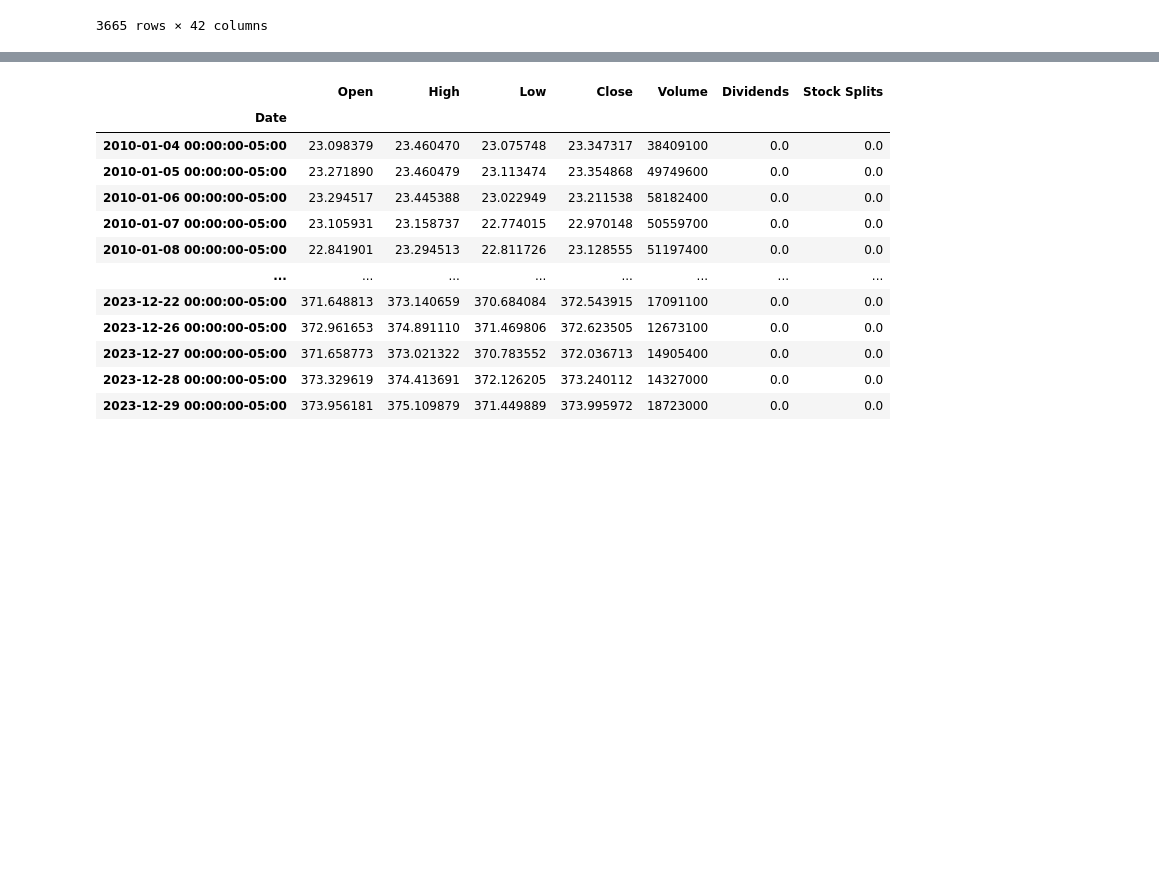
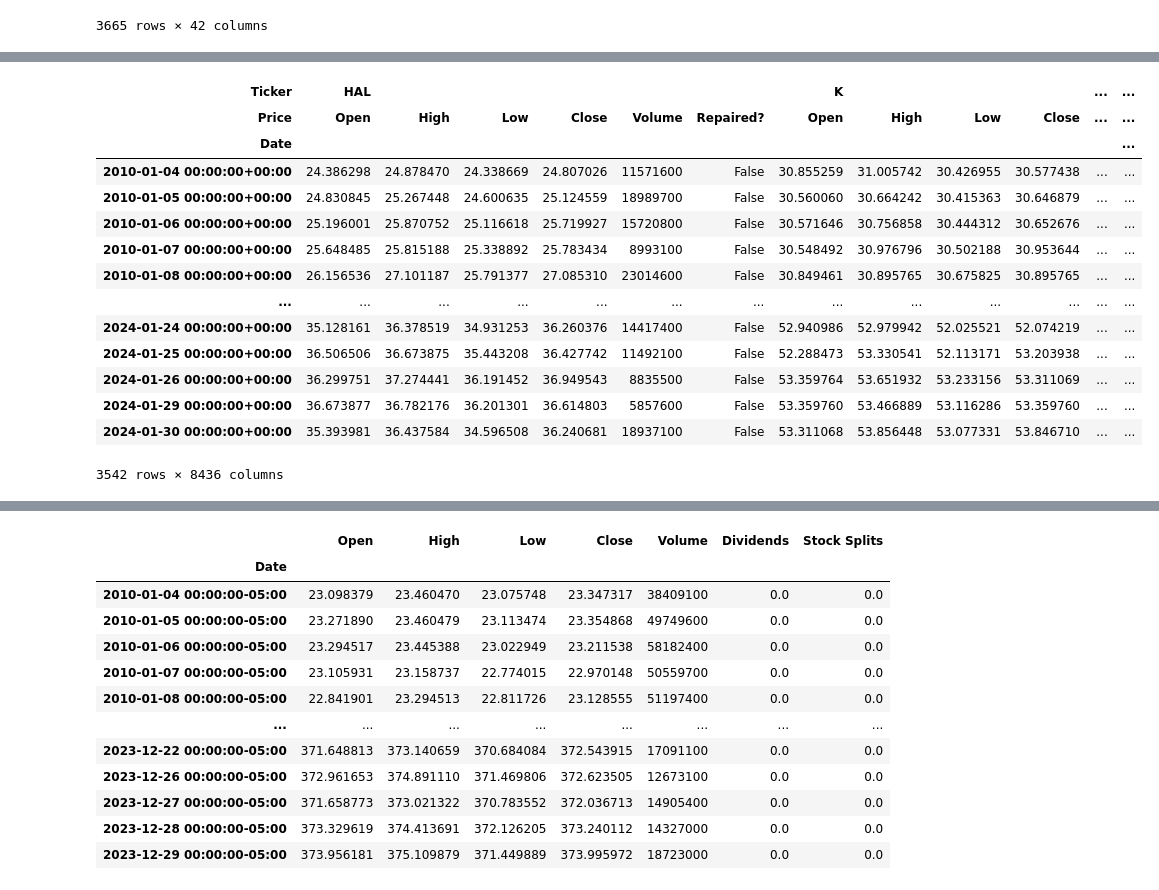
Before and after one commit to PsuperX/stocks-prediction-labia, a Jupyter notebook: notebooks/00-testing.ipynb, the cells around one changed output, grey strips where cells are left out. Drawn from its saved outputs; the diff is of its cells as text; code cells hidden in the pictures; blank space fills up the shorter version.

Commit message:
feature extraction

```diff
--- a/notebooks/00-testing.ipynb
+++ b/notebooks/00-testing.ipynb
@@ -149,0 +179,19 @@ data_filtered
+# %%
+data = pd.read_pickle("../data/processed/extra_features.pkl")
+data
+# %% [output]
+| Ticker | HAL |  |  |  |  |  | K |  |  |  | ... | ... |
+| Price | Open | High | Low | Close | Volume | Repaired? | Open | High | Low | Close | ... | ... |
+| Date |  |  |  |  |  |  |  |  |  |  |  | ... |
+| 2010-01-04 00:00:00+00:00 | 24.386298 | 24.878470 | 24.338669 | 24.807026 | 11571600 | False | 30.855259 | 31.005742 | 30.426955 | 30.577438 | ... | ... |
+| 2010-01-05 00:00:00+00:00 | 24.830845 | 25.267448 | 24.600635 | 25.124559 | 18989700 | False | 30.560060 | 30.664242 | 30.415363 | 30.646879 | ... | ... |
+| 2010-01-06 00:00:00+00:00 | 25.196001 | 25.870752 | 25.116618 | 25.719927 | 15720800 | False | 30.571646 | 30.756858 | 30.444312 | 30.652676 | ... | ... |
+| 2010-01-07 00:00:00+00:00 | 25.648485 | 25.815188 | 25.338892 | 25.783434 | 8993100 | False | 30.548492 | 30.976796 | 30.502188 | 30.953644 | ... | ... |
+| 2010-01-08 00:00:00+00:00 | 26.156536 | 27.101187 | 25.791377 | 27.085310 | 23014600 | False | 30.849461 | 30.895765 | 30.675825 | 30.895765 | ... | ... |
+| ... | ... | ... | ... | ... | ... | ... | ... | ... | ... | ... | ... | ... |
+| 2024-01-24 00:00:00+00:00 | 35.128161 | 36.378519 | 34.931253 | 36.260376 | 14417400 | False | 52.940986 | 52.979942 | 52.025521 | 52.074219 | ... | ... |
+| 2024-01-25 00:00:00+00:00 | 36.506506 | 36.673875 | 35.443208 | 36.427742 | 11492100 | False | 52.288473 | 53.330541 | 52.113171 | 53.203938 | ... | ... |
+| 2024-01-26 00:00:00+00:00 | 36.299751 | 37.274441 | 36.191452 | 36.949543 | 8835500 | False | 53.359764 | 53.651932 | 53.233156 | 53.311069 | ... | ... |
+| 2024-01-29 00:00:00+00:00 | 36.673877 | 36.782176 | 36.201301 | 36.614803 | 5857600 | False | 53.359760 | 53.466889 | 53.116286 | 53.359760 | ... | ... |
+| 2024-01-30 00:00:00+00:00 | 35.393981 | 36.437584 | 34.596508 | 36.240681 | 18937100 | False | 53.311068 | 53.856448 | 53.077331 | 53.846710 | ... | ... |
+3542 rows × 8436 columns
```
Also changed, not shown: parts of 12 cells of this notebook, 9 other files.
